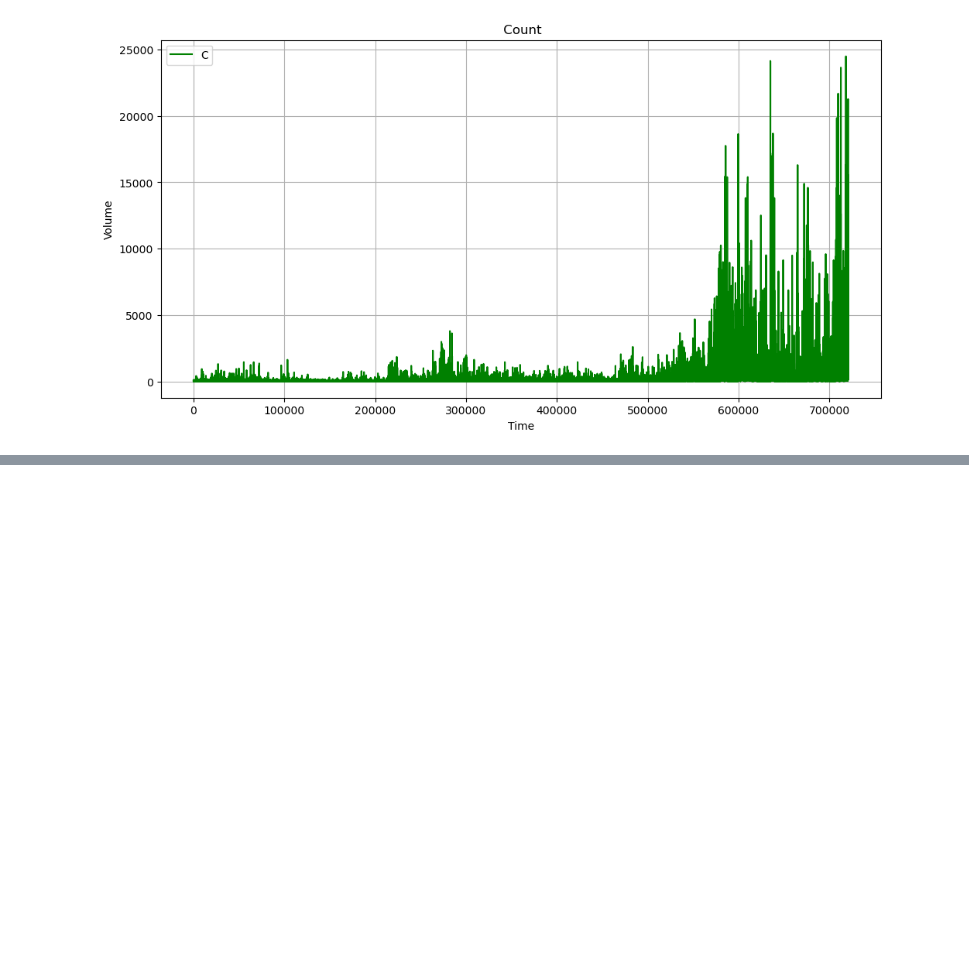
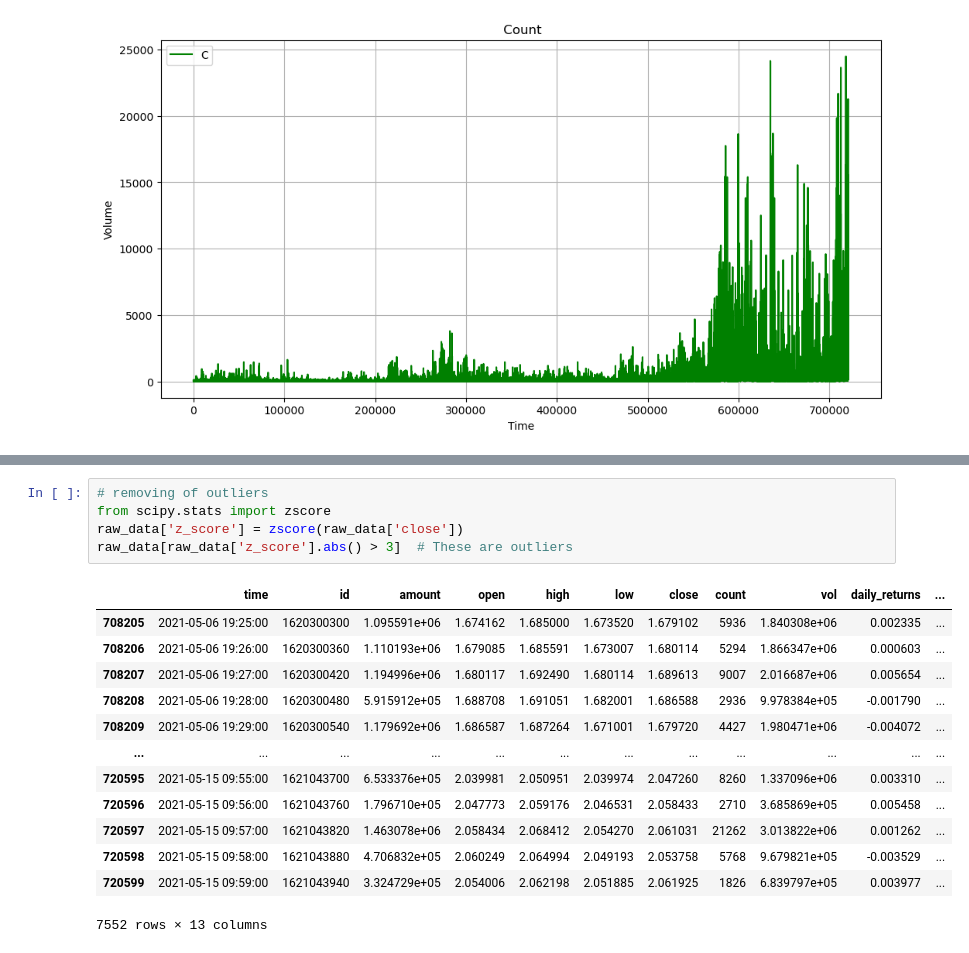
Before and after one commit to anilrasani/Finlang, a Jupyter notebook: notebooks/Time_series.ipynb, the cells around one changed output, grey strips where cells are left out. Cells and saved outputs as stored; diff of their text form; blank space fills up the shorter version.

```diff
--- a/notebooks/Time_series.ipynb
+++ b/notebooks/Time_series.ipynb
@@ -213,0 +272,19 @@ plt.show()
+# %%
+# removing of outliers
+from scipy.stats import zscore
+raw_data['z_score'] = zscore(raw_data['close'])
+raw_data[raw_data['z_score'].abs() > 3]  # These are outliers
+# %% [output]
+|  | time | id | amount | open | high | low | close | count | vol | daily_returns | ... |
+| 708205 | 2021-05-06 19:25:00 | 1620300300 | 1.095591e+06 | 1.674162 | 1.685000 | 1.673520 | 1.679102 | 5936 | 1.840308e+06 | 0.002335 | ... |
+| 708206 | 2021-05-06 19:26:00 | 1620300360 | 1.110193e+06 | 1.679085 | 1.685591 | 1.673007 | 1.680114 | 5294 | 1.866347e+06 | 0.000603 | ... |
+| 708207 | 2021-05-06 19:27:00 | 1620300420 | 1.194996e+06 | 1.680117 | 1.692490 | 1.680114 | 1.689613 | 9007 | 2.016687e+06 | 0.005654 | ... |
+| 708208 | 2021-05-06 19:28:00 | 1620300480 | 5.915912e+05 | 1.688708 | 1.691051 | 1.682001 | 1.686588 | 2936 | 9.978384e+05 | -0.001790 | ... |
+| 708209 | 2021-05-06 19:29:00 | 1620300540 | 1.179692e+06 | 1.686587 | 1.687264 | 1.671001 | 1.679720 | 4427 | 1.980471e+06 | -0.004072 | ... |
+| ... | ... | ... | ... | ... | ... | ... | ... | ... | ... | ... | ... |
+| 720595 | 2021-05-15 09:55:00 | 1621043700 | 6.533376e+05 | 2.039981 | 2.050951 | 2.039974 | 2.047260 | 8260 | 1.337096e+06 | 0.003310 | ... |
+| 720596 | 2021-05-15 09:56:00 | 1621043760 | 1.796710e+05 | 2.047773 | 2.059176 | 2.046531 | 2.058433 | 2710 | 3.685869e+05 | 0.005458 | ... |
+| 720597 | 2021-05-15 09:57:00 | 1621043820 | 1.463078e+06 | 2.058434 | 2.068412 | 2.054270 | 2.061031 | 21262 | 3.013822e+06 | 0.001262 | ... |
+| 720598 | 2021-05-15 09:58:00 | 1621043880 | 4.706832e+05 | 2.060249 | 2.064994 | 2.049193 | 2.053758 | 5768 | 9.679821e+05 | -0.003529 | ... |
+| 720599 | 2021-05-15 09:59:00 | 1621043940 | 3.324729e+05 | 2.054006 | 2.062198 | 2.051885 | 2.061925 | 1826 | 6.839797e+05 | 0.003977 | ... |
+7552 rows × 13 columns
```
Also changed, not shown: parts of 6 cells of this notebook, 8 other files.
